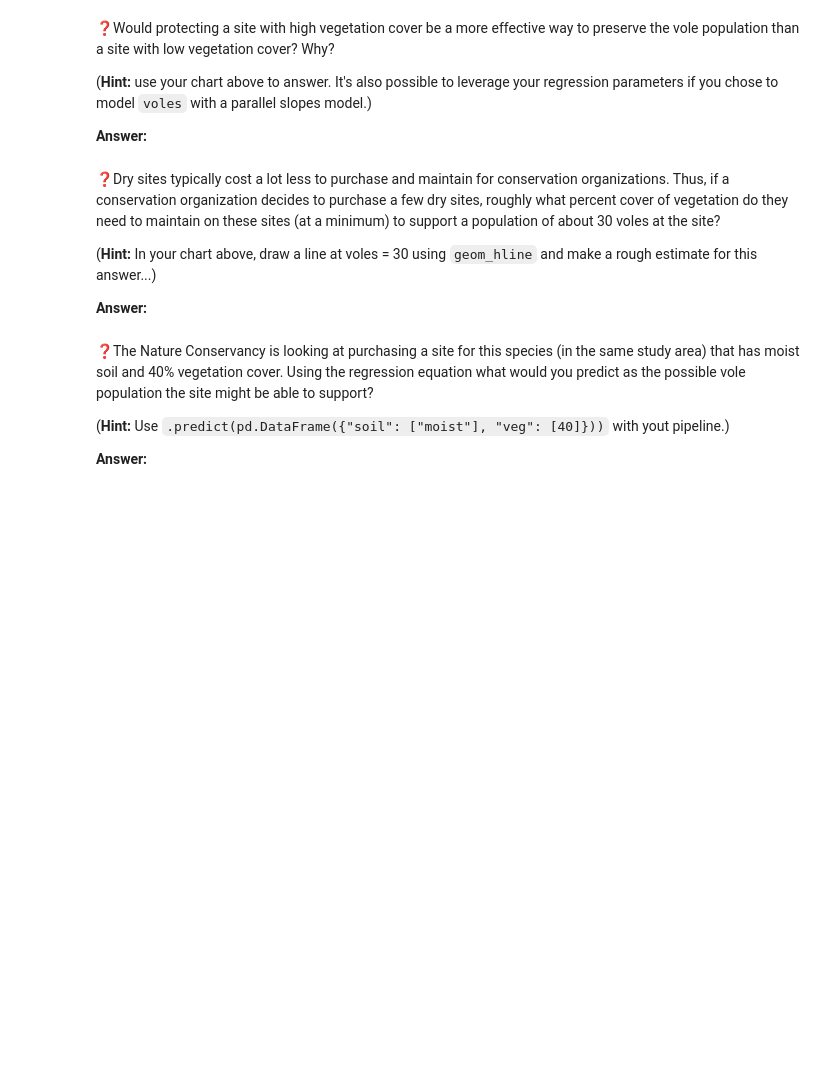
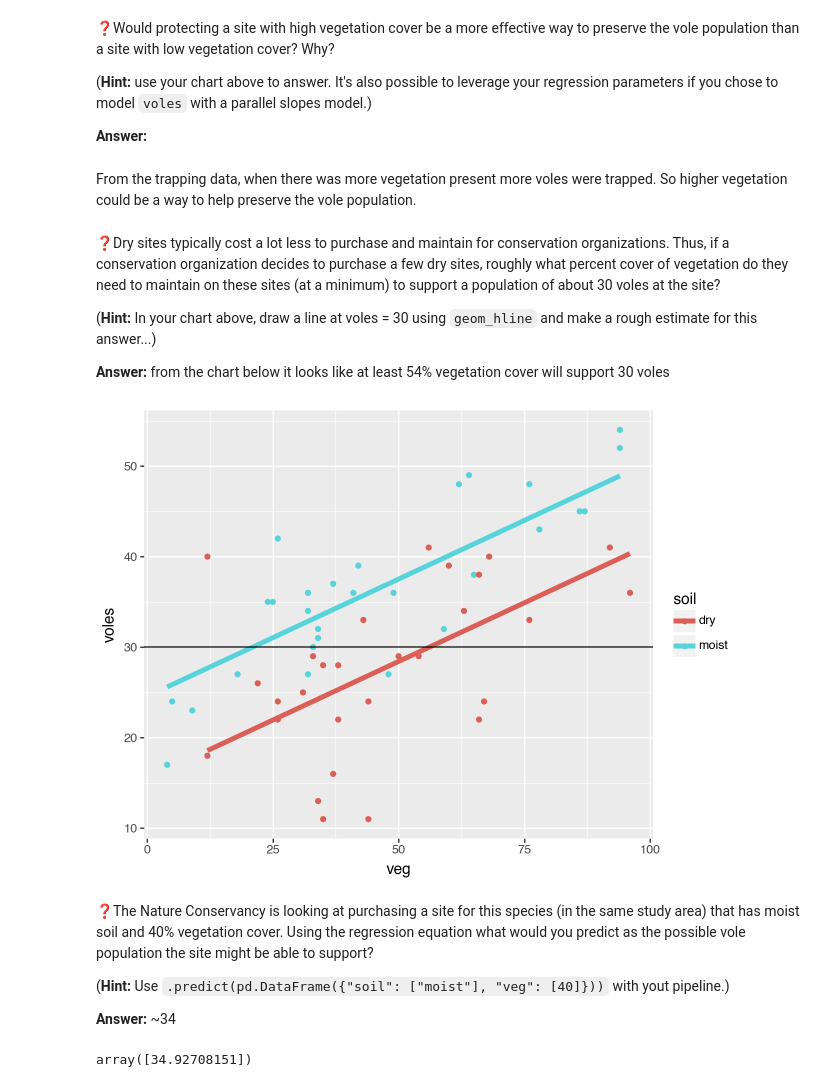
Before and after one commit to UNC-DATA-730/unit-6-assignment-dameyer, a Jupyter notebook: assignment6.ipynb, the cells around one changed output. Saved outputs shown, nothing was run; the diff lists cells and outputs as text; code cells hidden in the pictures; blank space fills up the shorter version.

```diff
--- a/assignment6.ipynb
+++ b/assignment6.ipynb
@@ -74,15 +170,30 @@ def get_regression_table(pipeline):
 (**Hint:** use your chart above to answer. It's also possible to leverage your regression parameters if you chose to model `voles` with a parallel slopes model.)
 
 **Answer:**
+# %% [markdown]
+From the trapping data, when there was more vegetation present more voles were trapped. So higher vegetation could be a way to help preserve the vole population.
 # %% [markdown]
 ❓Dry sites typically cost a lot less to purchase and maintain for conservation organizations. Thus, if a conservation organization decides to purchase a few dry sites, roughly what percent cover of vegetation do they need to maintain on these sites (at a minimum) to support a population of about 30 voles at the site?
 
 (**Hint:** In your chart above, draw a line at voles = 30 using `geom_hline` and make a rough estimate for this answer...)
 
-**Answer:**
+**Answer:** from the chart below it looks like at least 54% vegetation cover will support 30 voles
+# %%
+(
+ggplot(df_voles_w_pred, aes(x = 'veg' , y = 'voles',color = 'soil'))
+ + geom_point()
+ + geom_line(mapping = aes(y='pred_voles'), size = 2)
+ + geom_hline(yintercept=30)
+)
+# %% [output]
+[figure, added]
 # %% [markdown]
 ❓The Nature Conservancy is looking at purchasing a site for this species (in the same study area) that has moist soil and 40% vegetation cover. Using the regression equation what would you predict as the possible vole population the site might be able to support?
 
 (**Hint:** Use `.predict(pd.DataFrame({"soil": ["moist"], "veg": [40]}))` with yout pipeline.)
 
-**Answer:**
+**Answer:** ~34
+# %%
+pl.predict(pd.DataFrame({"soil": ["moist"], "veg": [40]}))
+# %% [output]
+array([34.92708151])
```
Also changed, not shown: parts of 11 cells of this notebook.
